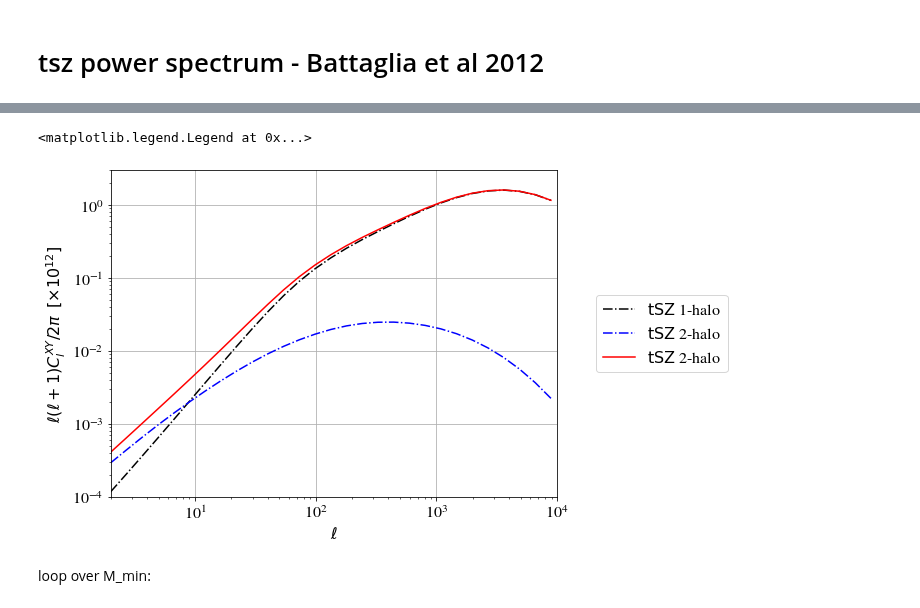
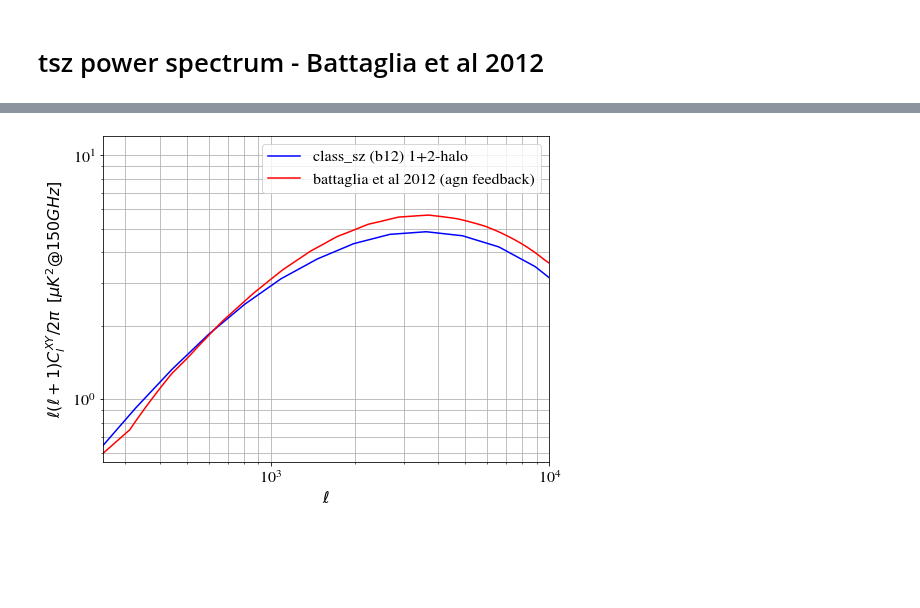
Before and after one commit to CLASS-SZ/class_sz, a Jupyter notebook: notebooks/class_sz_plots_and_tutorial_tsz_power_spectrum.ipynb, the cells around one changed output, grey strips where cells are left out. Drawn from its saved outputs; the diff is of its cells as text; code cells hidden in the pictures; blank space fills up the shorter version.

```diff
--- a/notebooks/class_sz_plots_and_tutorial_tsz_power_spectrum.ipynb
+++ b/notebooks/class_sz_plots_and_tutorial_tsz_power_spectrum.ipynb
@@ -13,6 +13,9 @@ from classy_sz import Class
 from scipy.optimize import fsolve
 from scipy.interpolate import interp1d
 import math
+import os
+current_path = os.getcwd()
+path_to_files = current_path + '/../sz_auxiliary_files/'
 # %% [markdown]
 Esthetic definitions for the plots
 # %%
@@ -153,24 +419,36 @@ M.empty()
 # %%
 #
 #################
 #
 # start plotting
 #
 #################
 #
-plt.xlim([2,10000])
-plt.ylim([1.e-4,3])
+
+plt.xlim([250,10000])
+plt.ylim([5.5e-1,1.2e1])
 plt.xlabel(r"$\ell$")
-plt.ylabel(r"$\ell (\ell+1) C_l^{XY} / 2 \pi \,\,\, [\times 10^{12}]$")
+plt.ylabel(r"$\ell (\ell+1) C_l^{XY} / 2 \pi \,\,\, [\mu K^2 @ 150GHz]$")
 plt.grid()
 #
 
-plt.loglog(np.asarray(cl_sz['ell']),np.asarray(cl_sz['1h']),'k-.',label=r'$\mathrm{tSZ}$ 1-halo')
-plt.loglog(np.asarray(cl_sz['ell']),np.asarray(cl_sz['2h']),'b-.',label=r'$\mathrm{tSZ}$ 2-halo')
-plt.loglog(np.asarray(cl_sz['ell']),np.asarray(cl_sz['1h'])+np.asarray(cl_sz['2h']),'r-',label=r'$\mathrm{tSZ}$ 2-halo')
-plt.legend(loc='right',bbox_to_anchor=(1.4, 0.5))
+
+
+# plt.loglog(np.asarray(cl_sz_b12['ell']),np.asarray(cl_sz_b12['1h']),label=r'class_sz (b12) 1-halo')
+# plt.loglog(np.asarray(cl_sz_b12['ell']),np.asarray(cl_sz_b12['2h']),label=r'class_sz (b12) 2-halo')
+plt.loglog(np.asarray(cl_sz_b12['ell']),np.asarray(cl_sz_b12['1h'])+np.asarray(cl_sz_b12['2h']),c='b',label=r'class_sz (b12) 1+2-halo')
+
+plt.grid()
+
+path_to_b12_tp = current_path + '/../sz_auxiliary_files/cl_tsz_bat_150.txt'
+l_b12, cl_b12 = np.loadtxt(path_to_b12_tp,unpack=True)
+plt.loglog(l_b12,cl_b12,c='r',label='battaglia et al 2012 (agn feedback)')
+
+
+
+
+
+plt.legend(loc=1)
+plt.grid(which='both')
 # %% [output]
-<matplotlib.legend.Legend at 0x...>
-[figure, old version]
+[figure, new version]
-# %% [markdown]
-loop over M_min:
```
Also changed, not shown: parts of 12 cells of this notebook, 7 other files.
